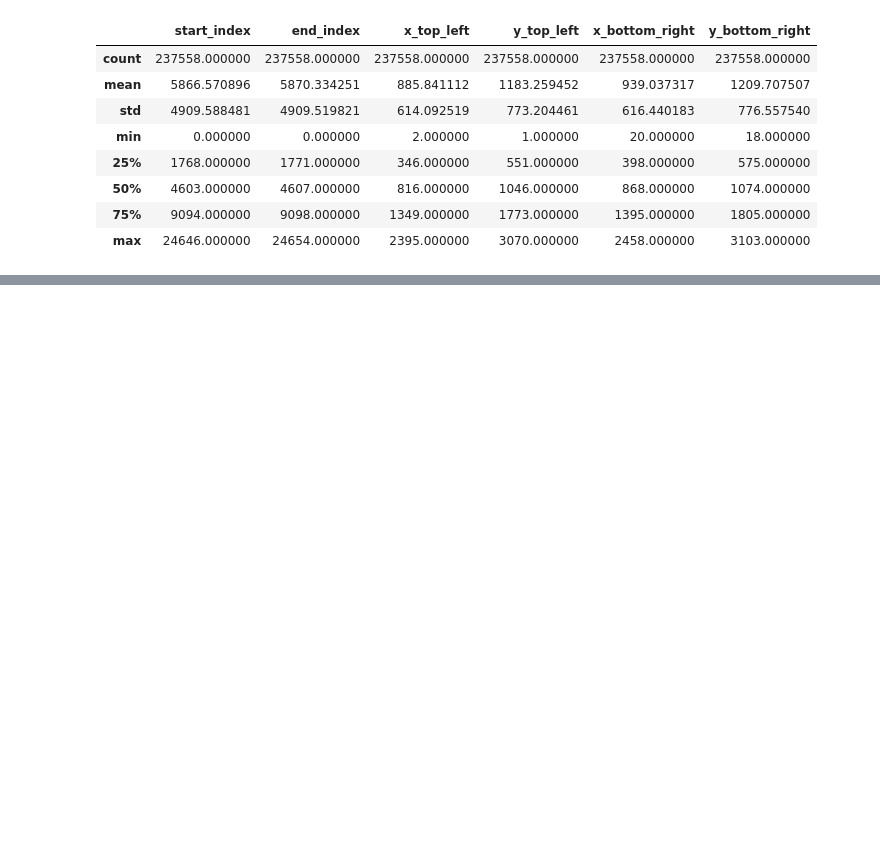
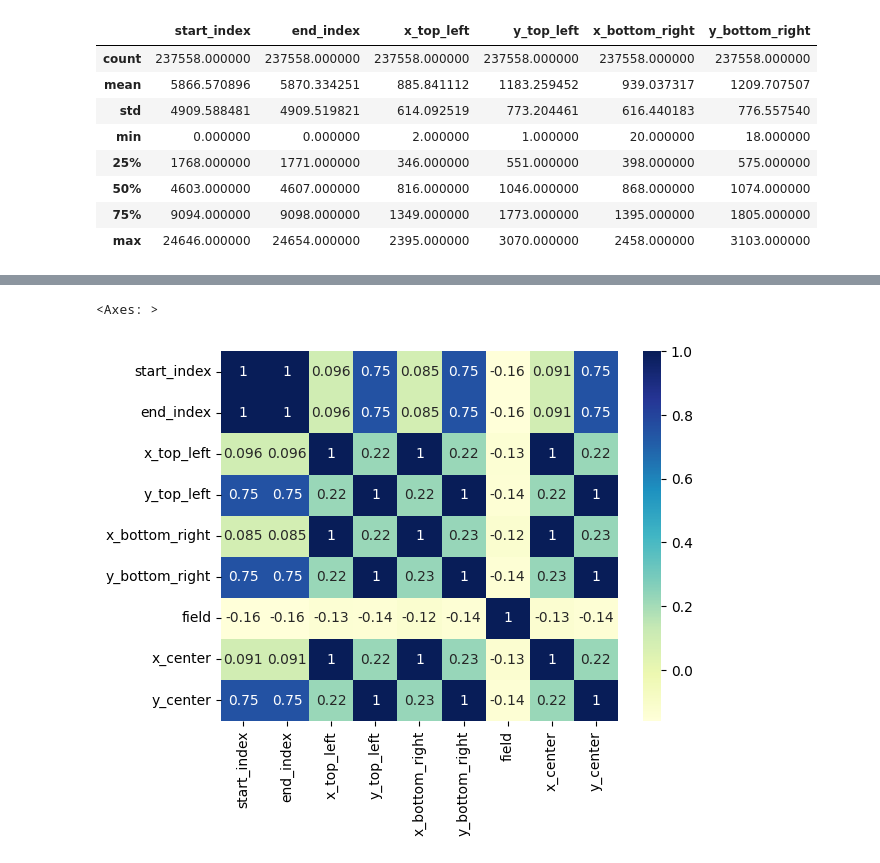
Before and after one commit to ShashankSaumya123/Document-Parser, a Jupyter notebook: Data Analysis.ipynb, the cells around one changed output, grey strips where cells are left out. Cells and saved outputs as stored; diff of their text form; code cells hidden in the pictures; blank space fills up the shorter version.

Commit message:
Added a couple of plots for analysis

```diff
--- a/Data Analysis.ipynb
+++ b/Data Analysis.ipynb
@@ -48,4 +49,4 @@ df['field'] = encoder.fit_transform(df['field'])
 df['x_center'] = df[['x_top_left', 'x_bottom_right']].mean(axis=1)
 df['y_center'] = df[['y_top_left', 'y_bottom_right']].mean(axis=1)
 
-df = df.drop(['x_top_left', 'y_top_left','x_bottom_right','y_bottom_right'], axis=1)
+# df = df.drop(['x_top_left', 'y_top_left','x_bottom_right','y_bottom_right'], axis=1)
@@ -65,0 +53,6 @@ ImportError: Missing optional dependency 'Jinja2'. DataFrame.style requires jinj
+# %%
+corrM = df.corr()
+sns.heatmap(corrM, annot=True, cmap="YlGnBu")
+# %% [output]
+<Axes: >
+[figure, added]
```
Also changed, not shown: parts of 8 cells of this notebook.
